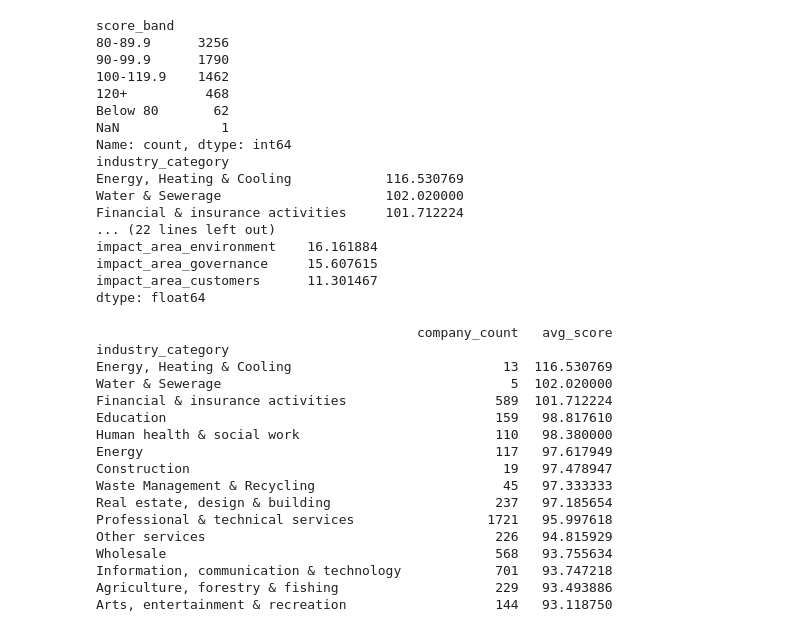
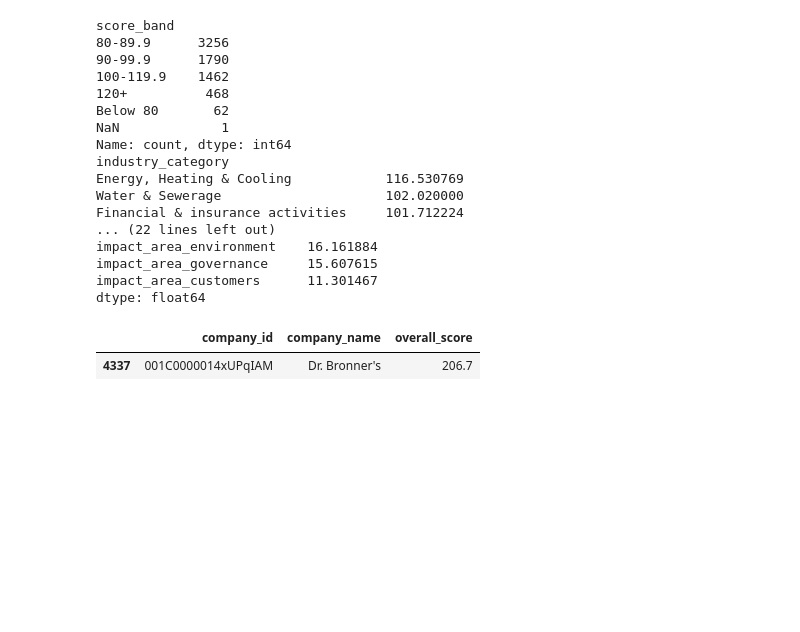
Before and after one commit to tewarysheetal/B-Crop-Social-Impact, a Jupyter notebook: notebooks/bcrop_certified_latest_eda.ipynb, the cells around one changed output. Drawn from its saved outputs; the diff is of its cells as text; code cells hidden in the pictures; blank space fills up the shorter version.

```diff
--- a/notebooks/bcrop_certified_latest_eda.ipynb
+++ b/notebooks/bcrop_certified_latest_eda.ipynb
@@ -113,7 +112,7 @@ Matplotlib is building the font cache; this may take a moment.
 df_certified_latest["date_first_certified"] = pd.to_datetime(df_certified_latest["date_first_certified"], format='mixed')
 df_certified_latest["date_certified"] = pd.to_datetime(df_certified_latest["date_certified"], format='mixed')
 
-df_certified_latest["first_cert_year"] = df["date_first_certified"].dt.year
+df_certified_latest["first_cert_year"] = df_certified_latest["date_first_certified"].dt.year
 df_certified_latest["certified_year"] = df_certified_latest["date_certified"].dt.year
 
 today = pd.Timestamp.today()
@@ -201,29 +198,7 @@ impact_area_governance     15.607615
 impact_area_customers      11.301467
 dtype: float64
 # %%
-industry_summary = (
-    df_certified_latest.groupby("industry_category")
-    .agg(company_count=("company_id", "nunique"),
-         avg_score=("overall_score", "mean"))
-    .sort_values("avg_score", ascending=False)
-)
-
-print(industry_summary.head(15))
+df_certified_latest[df_certified_latest["score_band"].isna()][["company_id", "company_name", "overall_score"]]
 # %% [output]
-                                         company_count   avg_score
-industry_category
-Energy, Heating & Cooling                           13  116.530769
-Water & Sewerage                                     5  102.020000
-Financial & insurance activities                   589  101.712224
-Education                                          159   98.817610
-Human health & social work                         110   98.380000
-Energy                                             117   97.617949
-Construction                                        19   97.478947
-Waste Management & Recycling                        45   97.333333
-Real estate, design & building                     237   97.185654
-Professional & technical services                 1721   95.997618
-Other services                                     226   94.815929
-Wholesale                                          568   93.755634
-Information, communication & technology            701   93.747218
-Agriculture, forestry & fishing                    229   93.493886
-Arts, entertainment & recreation                   144   93.118750
+|  | company_id | company_name | overall_score |
+| 4337 | 001C0000014xUPqIAM | Dr. Bronner's | 206.7 |
```
Also changed, not shown: parts of 4 cells of this notebook, 11 other files.
